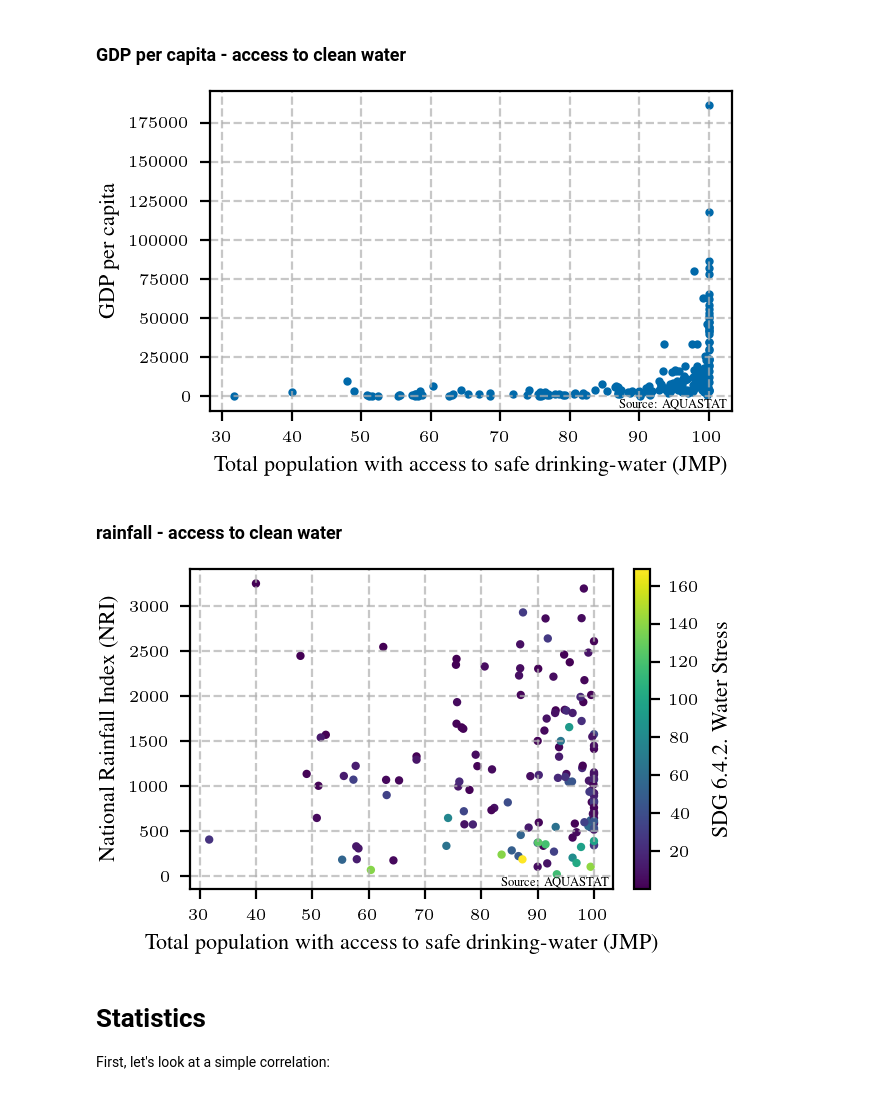
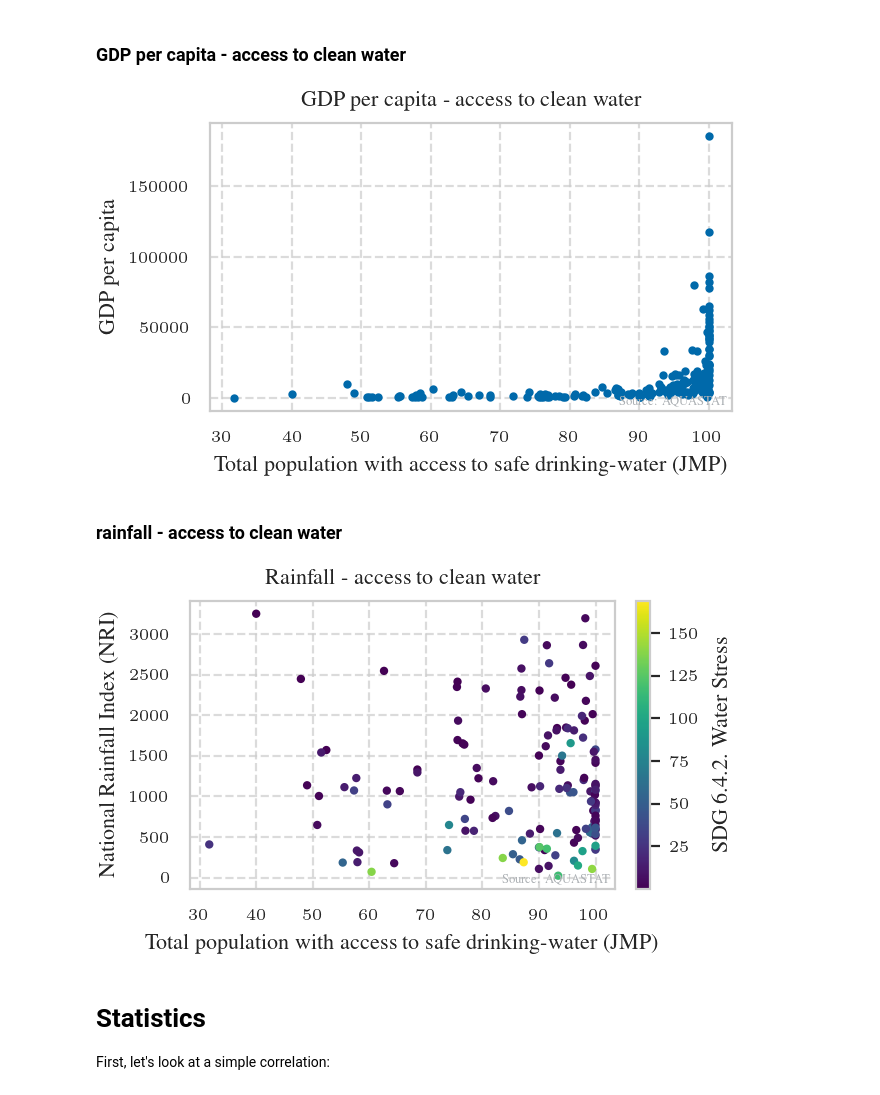
Before and after one commit to am9zZWY/team-aqua, a Jupyter notebook: exp/exp_scatterplot.ipynb, the cells around one changed output. Saved outputs shown, nothing was run; the diff lists cells and outputs as text; code cells hidden in the pictures.

```diff
--- a/exp/exp_scatterplot.ipynb
+++ b/exp/exp_scatterplot.ipynb
@@ -19,10 +19,6 @@ from tueplots.constants.color import rgb
 sys.path.insert(1, os.path.abspath(os.getcwd()[:-3]))
 from src.aquastat_utils import get_aquastat
 
-plt.rcParams.update(plt.rcParamsDefault)
-plt.rcParams.update(bundles.icml2022())
-plt.rcParams.update({"figure.dpi": 200})
-
 df = get_aquastat()
 # %% [output]
 Getting AQUASTAT dataframe from fao_aquastat.csv ...
@@ -34,7 +30,7 @@ Renaming countries ...
 from src.aquastat_utils import AQUASTAT_SOURCE
 
 
-def scatterplot(variables, year, sizes=True):
+def scatterplot(variables, year: int, title: str, sizes=True):
     """
     Returns the sum of two decimal numbers in binary digits.
 
@@ -54,8 +50,12 @@ def scatterplot(variables, year, sizes=True):
     data = data[~data['Country'].isin(countries_to_exclude)]
     data = data.dropna()
 
+    settings = plt.rcParams.copy()
+    plt.rcParams.update(bundles.icml2022())
+    plt.rcParams.update({"figure.dpi": 200})
+
     # Create a scatter plot
-    plt.figure()
+    fig, ax = plt.subplots()
 
     # Initialize lists to store values for each country
     x_values = []
@@ -74,32 +74,39 @@ def scatterplot(variables, year, sizes=True):
 
     # Call plt.scatter once outside the loop
     if sizes and len(variables) == 3:
-        plt.scatter(x_values, y_values, color_values, c=color_values, cmap='viridis', label=countries, s=4)
+        ax.scatter(x_values, y_values, color_values, c=color_values, cmap='viridis', label=countries, s=4)
     elif len(variables) == 3:
-        plt.scatter(x_values, y_values, c=color_values, cmap='viridis', label=countries, s=4)
+        ax.scatter(x_values, y_values, c=color_values, cmap='viridis', label=countries, s=4)
     else:
-        plt.scatter(x_values, y_values, label=countries, s=4, color=rgb.tue_blue)
-
+        ax.scatter(x_values, y_values, label=countries, s=4, color=rgb.tue_blue)
 
     # Show text labels. Should only be used to find the country of a specific dot
     #plt.text(x_values, y_values, countries, fontsize=6, ha='right')
 
     # Add labels and title
-    plt.xlabel(relevant_vars[0])
-    plt.ylabel(relevant_vars[1])
+    ax.set_xlabel(relevant_vars[0])
+    ax.set_ylabel(relevant_vars[1])
+
     # Add light grey grid
-    plt.grid(True, linestyle='--', alpha=0.7)
-    # Add colorbar
+    ax.grid(True, linestyle='--', alpha=0.7)
+
+    # Add color bar
     if len(variables) == 3:
-        cbar = plt.colorbar()
+        cbar = fig.colorbar(ax.collections[0])
         cbar.set_label(variables[2])
 
     # Add source
-    plt.text(0.99, 0.01, AQUASTAT_SOURCE, fontsize = 'xx-small', transform=plt.gca().transAxes, ha='right', color=(0,0,0))
+    ax.text(0.99, 0.01, AQUASTAT_SOURCE, fontsize='xx-small', transform=ax.transAxes, ha='right', va='bottom',
+            color=rgb.tue_gray)
 
+    # Add title
+    ax.set_title(title)
 
-# Show the plot
+    # Show the plot
     plt.show()
+
+    # Reset settings
+    plt.rcParams.update(settings)
 # %% [markdown]
 <br>
 <br>
@@ -135,19 +142,19 @@ scatterplot(relevant_vars, 2018, False)
 relevant_vars = ['Total population with access to safe drinking-water (JMP)',
                  'GDP per capita']
 
-scatterplot(relevant_vars, 2018, False)
+scatterplot(relevant_vars, 2018, title='GDP per capita - access to clean water', sizes=False)
 # %% [output]
-[figure, old version]
+[figure, new version]
 # %% [markdown]
 ### rainfall - access to clean water
 # %%
 relevant_vars = ['Total population with access to safe drinking-water (JMP)',
                  'National Rainfall Index (NRI)',
                  'SDG 6.4.2. Water Stress']
 
-scatterplot(relevant_vars, 2018, False)
+scatterplot(relevant_vars, 2018, title='Rainfall - access to clean water', sizes=False)
 # %% [output]
-[figure, old version]
+[figure, new version]
 # %% [markdown]
 # Statistics
 First, let's look at a simple correlation:
```
Also changed, not shown: parts of 3 cells of this notebook, 1 other file.
